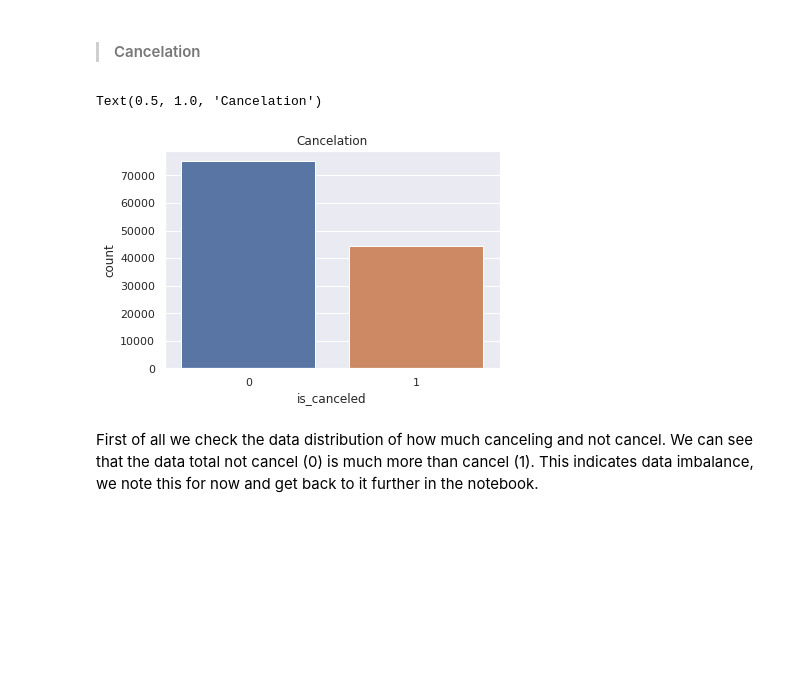
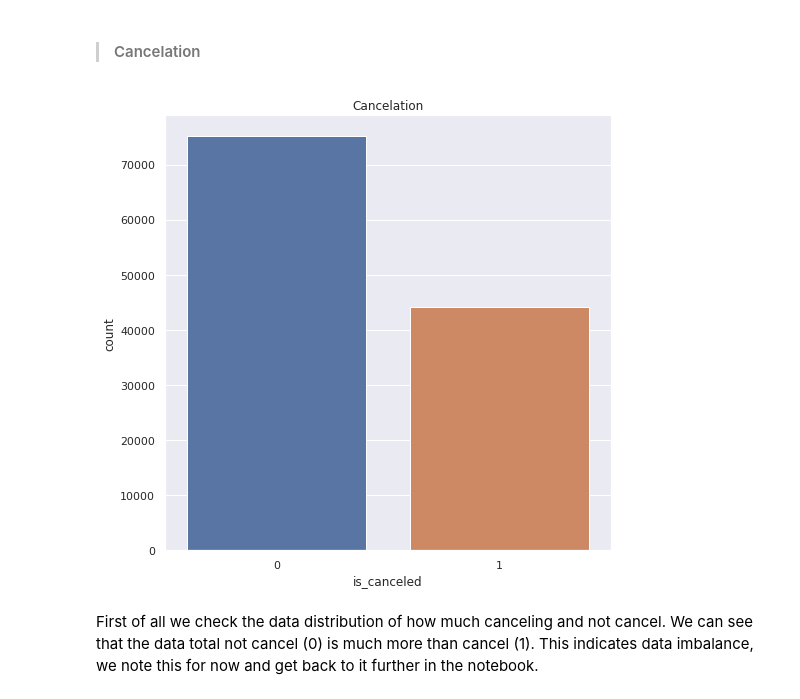
Before and after one commit to jmsxngl/Hotel-Bookings, a Jupyter notebook: Final_Project_Purwadhika.ipynb, the cells around one changed output. Cells and saved outputs as stored; diff of their text form; code cells hidden in the pictures; blank space fills up the shorter version.

```diff
--- a/Final_Project_Purwadhika.ipynb
+++ b/Final_Project_Purwadhika.ipynb
@@ -274,11 +258,12 @@ To understand the data better to help predict cancelation, we are going to focus
 > #### Cancelation
 # %%
 sns.set_theme(style="darkgrid")
+plt.figure(figsize=(8,8))
 sns.countplot(data=df, x='is_canceled')
 plt.title('Cancelation')
+plt.show()
 # %% [output]
-Text(0.5, 1.0, 'Cancelation')
-[figure, old version]
+[figure, new version]
 # %% [markdown]
 First of all we check the data distribution of how much canceling and not cancel. We can see that the data total not cancel (0) is much more than cancel (1). This indicates data imbalance, we note this for now and get back to it further in the notebook.
 # %%
```
Also changed, not shown: parts of 71 cells of this notebook, 1 other file.
